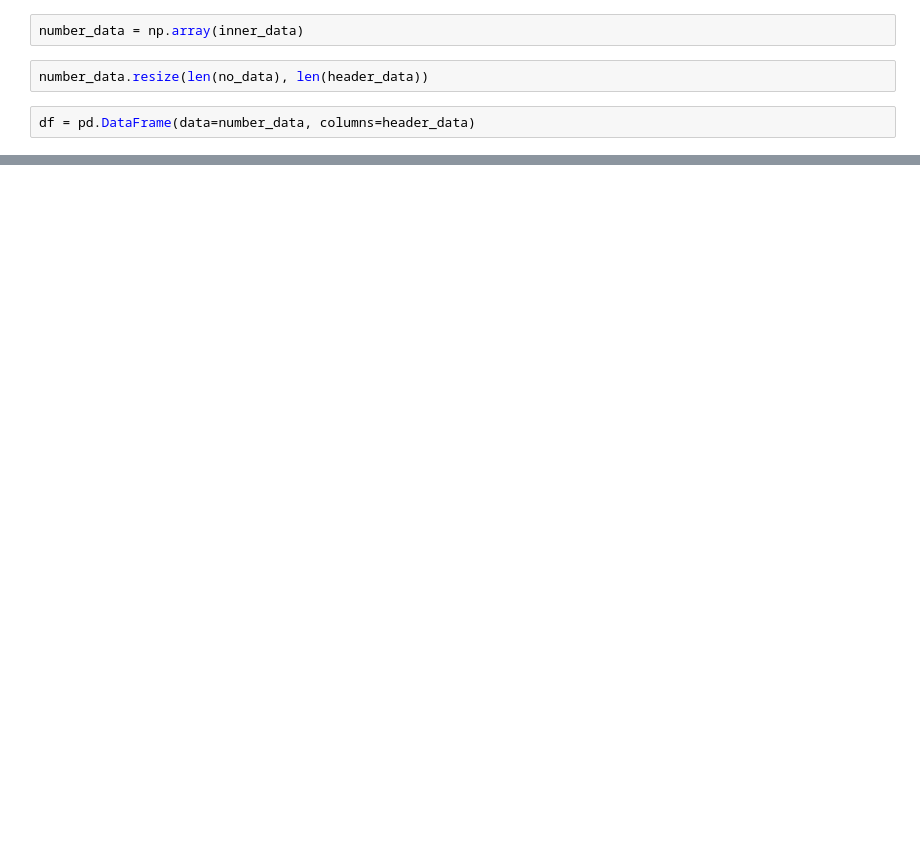
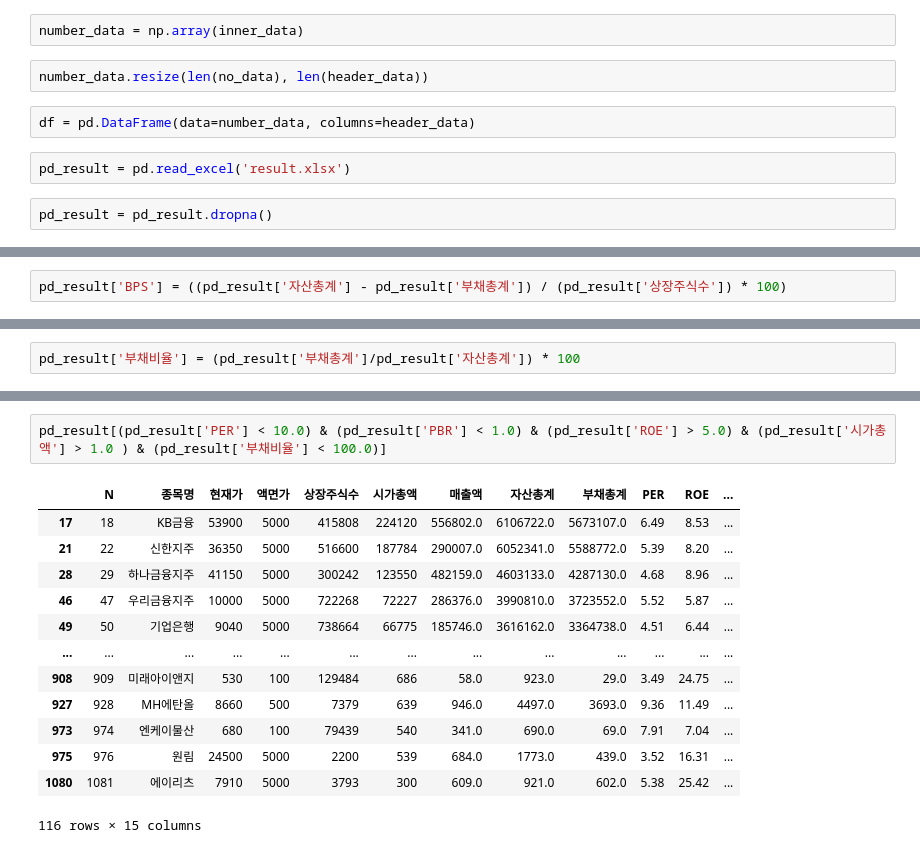
Before and after one commit to korea7030/sise_alarm, a Jupyter notebook: practice.ipynb, the cells around one changed output, grey strips where cells are left out. Cells and saved outputs as stored; diff of their text form; blank space fills up the shorter version.

```diff
--- a/practice.ipynb
+++ b/practice.ipynb
@@ -119,3 +91,7 @@ number_data = np.array(inner_data)
 number_data.resize(len(no_data), len(header_data))
 # %%
 df = pd.DataFrame(data=number_data, columns=header_data)
+# %%
+pd_result = pd.read_excel('result.xlsx')
+# %%
+pd_result = pd_result.dropna()
@@ -121,0 +110,2 @@ df = pd.DataFrame(data=number_data, columns=header_data)
+# %%
+pd_result['BPS'] = ((pd_result['자산총계'] - pd_result['부채총계']) / (pd_result['상장주식수']) * 100)
@@ -121,0 +118,2 @@ df = pd.DataFrame(data=number_data, columns=header_data)
+# %%
+pd_result['부채비율'] = (pd_result['부채총계']/pd_result['자산총계']) * 100
@@ -121,0 +138,16 @@ df = pd.DataFrame(data=number_data, columns=header_data)
+# %%
+pd_result[(pd_result['PER'] < 10.0) & (pd_result['PBR'] < 1.0) & (pd_result['ROE'] > 5.0) & (pd_result['시가총액'] > 1.0 ) & (pd_result['부채비율'] < 100.0)]
+# %% [output]
+|  | N | 종목명 | 현재가 | 액면가 | 상장주식수 | 시가총액 | 매출액 | 자산총계 | 부채총계 | PER | ROE | ... |
+| 17 | 18 | KB금융 | 53900 | 5000 | 415808 | 224120 | 556802.0 | 6106722.0 | 5673107.0 | 6.49 | 8.53 | ... |
+| 21 | 22 | 신한지주 | 36350 | 5000 | 516600 | 187784 | 290007.0 | 6052341.0 | 5588772.0 | 5.39 | 8.20 | ... |
+| 28 | 29 | 하나금융지주 | 41150 | 5000 | 300242 | 123550 | 482159.0 | 4603133.0 | 4287130.0 | 4.68 | 8.96 | ... |
+| 46 | 47 | 우리금융지주 | 10000 | 5000 | 722268 | 72227 | 286376.0 | 3990810.0 | 3723552.0 | 5.52 | 5.87 | ... |
+| 49 | 50 | 기업은행 | 9040 | 5000 | 738664 | 66775 | 185746.0 | 3616162.0 | 3364738.0 | 4.51 | 6.44 | ... |
+| ... | ... | ... | ... | ... | ... | ... | ... | ... | ... | ... | ... | ... |
+| 908 | 909 | 미래아이앤지 | 530 | 100 | 129484 | 686 | 58.0 | 923.0 | 29.0 | 3.49 | 24.75 | ... |
+| 927 | 928 | MH에탄올 | 8660 | 500 | 7379 | 639 | 946.0 | 4497.0 | 3693.0 | 9.36 | 11.49 | ... |
+| 973 | 974 | 엔케이물산 | 680 | 100 | 79439 | 540 | 341.0 | 690.0 | 69.0 | 7.91 | 7.04 | ... |
+| 975 | 976 | 원림 | 24500 | 5000 | 2200 | 539 | 684.0 | 1773.0 | 439.0 | 3.52 | 16.31 | ... |
+| 1080 | 1081 | 에이리츠 | 7910 | 5000 | 3793 | 300 | 609.0 | 921.0 | 602.0 | 5.38 | 25.42 | ... |
+116 rows × 15 columns
```
Also changed, not shown: parts of 14 cells of this notebook, 2 other files.
